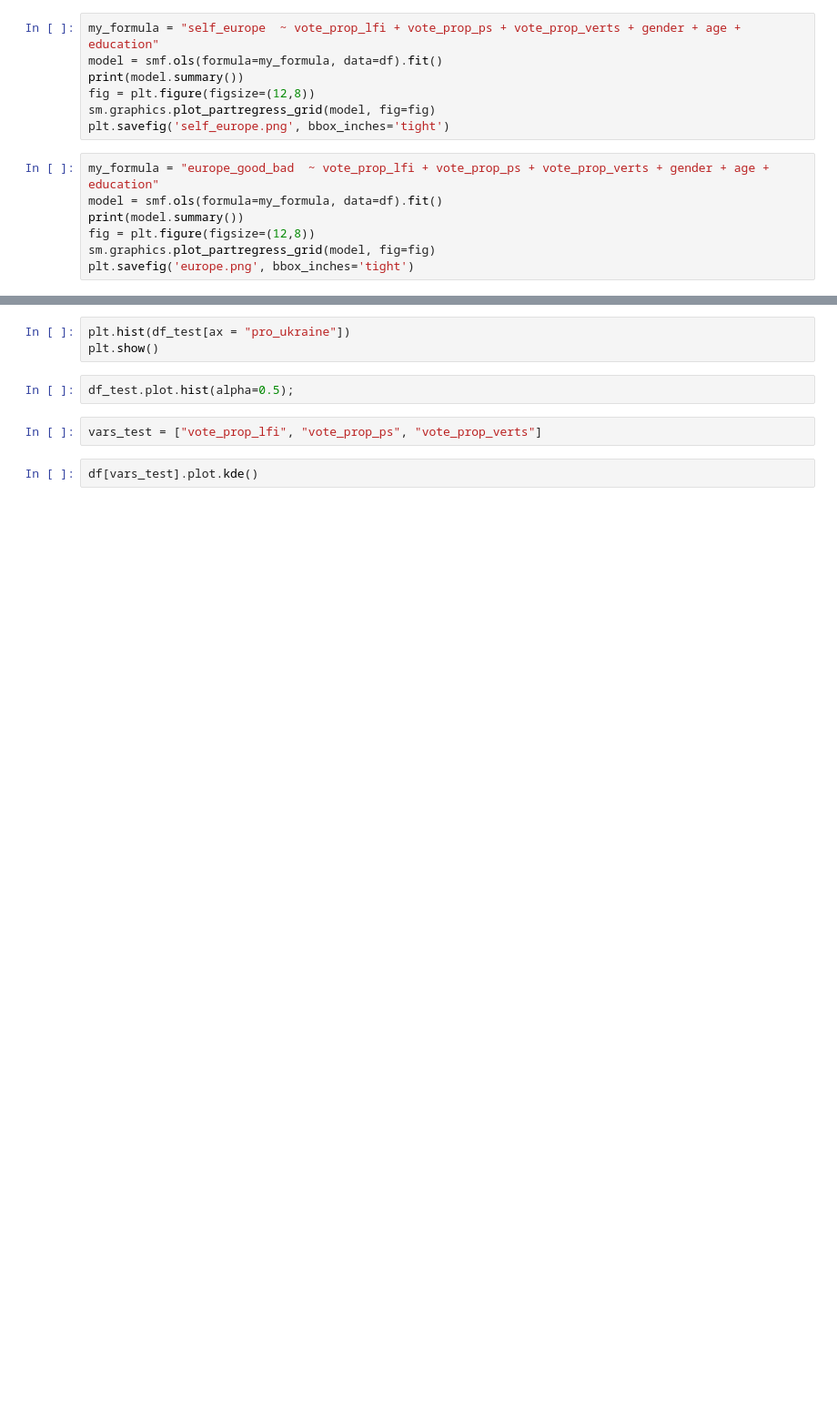
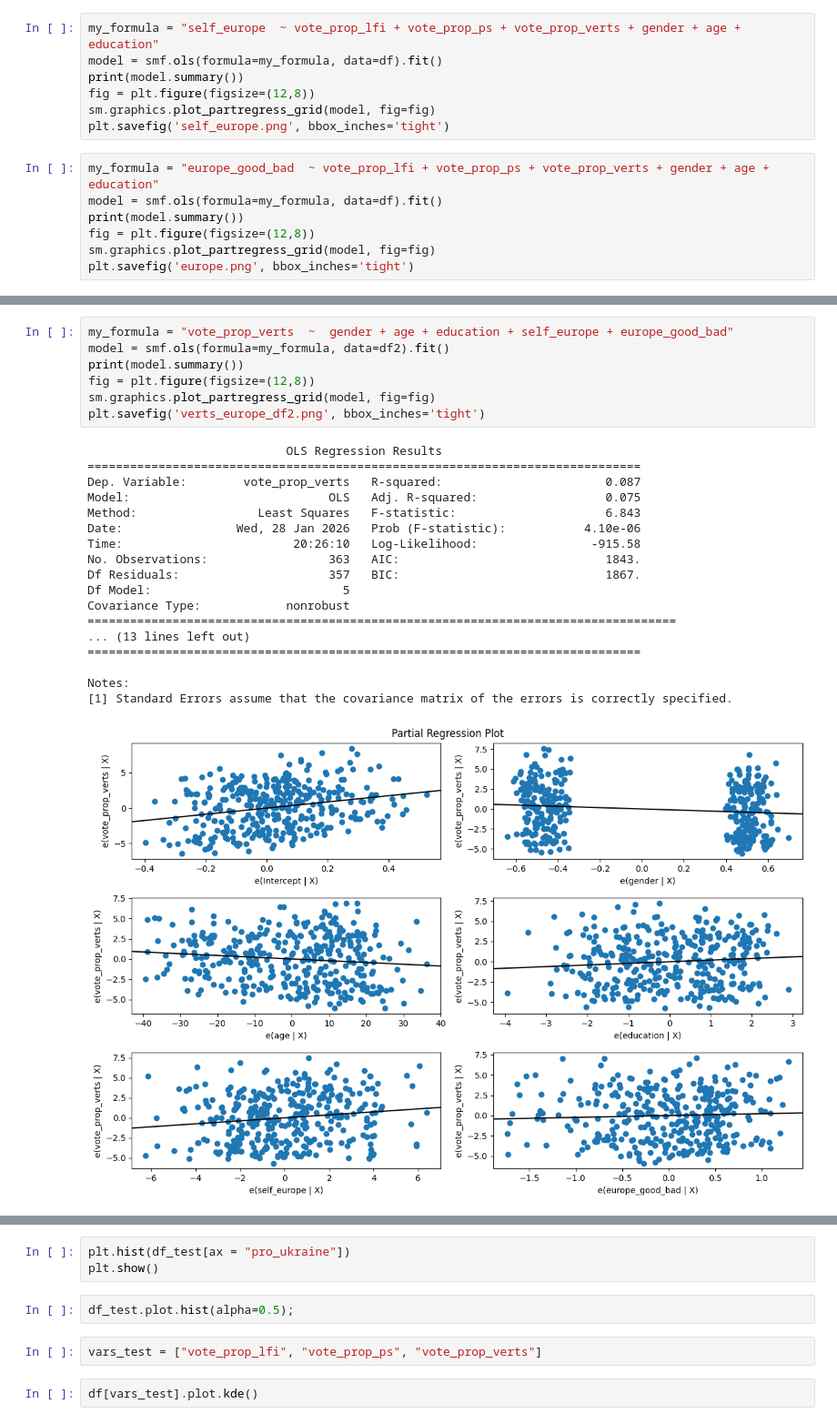
Before and after one commit to ametoGiscarddEstaing/data-science-stuff, a Jupyter notebook: EES.ipynb, the cells around one changed output, grey strips where cells are left out. Shown at 91% size. Cells and saved outputs as stored; diff of their text form; blank space fills up the shorter version.

```diff
--- a/EES.ipynb
+++ b/EES.ipynb
@@ -152,0 +306,26 @@ plt.savefig('lfi.png', bbox_inches='tight')
+# %%
+my_formula = "vote_prop_verts  ~  gender + age + education + self_europe + europe_good_bad"
+model = smf.ols(formula=my_formula, data=df2).fit()
+print(model.summary())
+fig = plt.figure(figsize=(12,8))
+sm.graphics.plot_partregress_grid(model, fig=fig)
+plt.savefig('verts_europe_df2.png', bbox_inches='tight')
+# %% [output]
+                            OLS Regression Results
+==============================================================================
+Dep. Variable:        vote_prop_verts   R-squared:                       0.087
+Model:                            OLS   Adj. R-squared:                  0.075
+Method:                 Least Squares   F-statistic:                     6.843
+Date:                Wed, 28 Jan 2026   Prob (F-statistic):           4.10e-06
+Time:                        20:26:10   Log-Likelihood:                -915.58
+No. Observations:                 363   AIC:                             1843.
+Df Residuals:                     357   BIC:                             1867.
+Df Model:                           5
+Covariance Type:            nonrobust
+===================================================================================
+... (13 lines left out)
+==============================================================================
+
+Notes:
+[1] Standard Errors assume that the covariance matrix of the errors is correctly specified.
+[figure, added]
```
Also changed, not shown: parts of 46 cells of this notebook.
